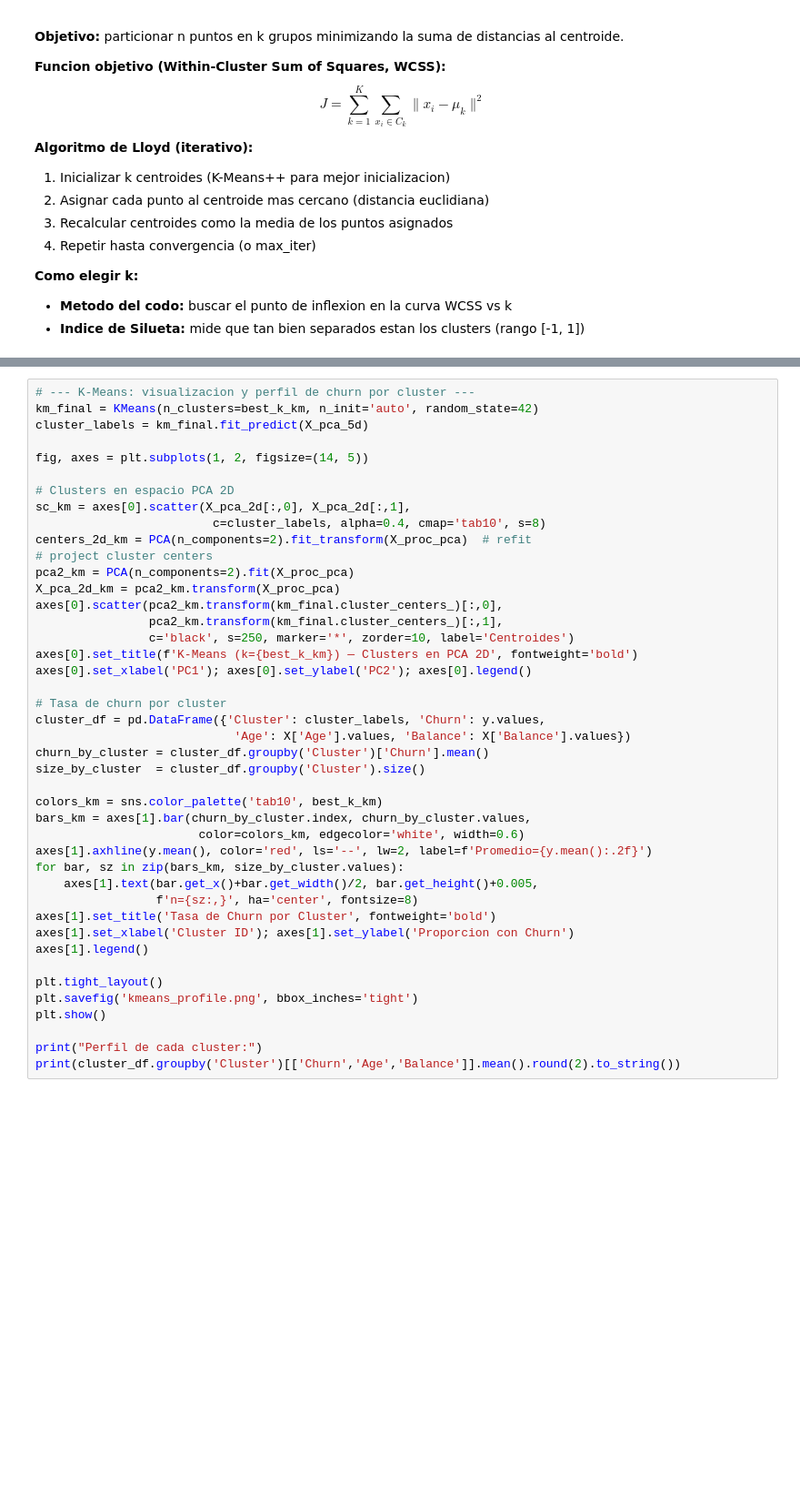
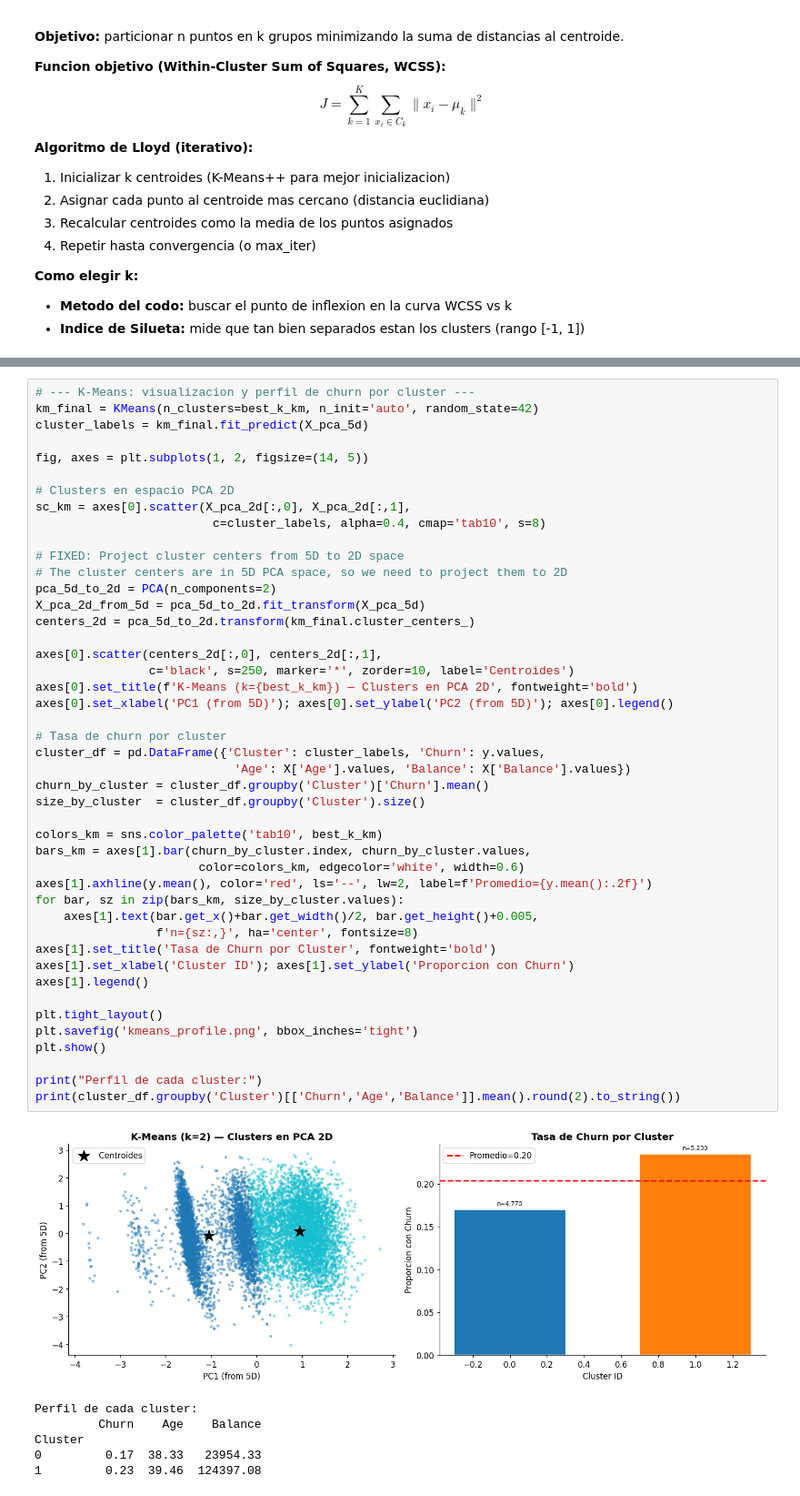
Before and after one commit to JOSE0221/python-statlearning-lab, a Jupyter notebook: week_8_bis/ML_CLASS.ipynb, the cells around one changed output, grey strips where cells are left out. Shown at 91% size. Cells and saved outputs as stored; diff of their text form; blank space fills up the shorter version.

```diff
--- a/week_8_bis/ML_CLASS.ipynb
+++ b/week_8_bis/ML_CLASS.ipynb
@@ -1606,40 +1842,49 @@ fig, axes = plt.subplots(1, 2, figsize=(14, 5))
 
 # Clusters en espacio PCA 2D
 sc_km = axes[0].scatter(X_pca_2d[:,0], X_pca_2d[:,1],
                          c=cluster_labels, alpha=0.4, cmap='tab10', s=8)
-centers_2d_km = PCA(n_components=2).fit_transform(X_proc_pca)  # refit
-# project cluster centers
-pca2_km = PCA(n_components=2).fit(X_proc_pca)
-X_pca_2d_km = pca2_km.transform(X_proc_pca)
-axes[0].scatter(pca2_km.transform(km_final.cluster_centers_)[:,0],
-                pca2_km.transform(km_final.cluster_centers_)[:,1],
+
+# FIXED: Project cluster centers from 5D to 2D space
+# The cluster centers are in 5D PCA space, so we need to project them to 2D
+pca_5d_to_2d = PCA(n_components=2)
+X_pca_2d_from_5d = pca_5d_to_2d.fit_transform(X_pca_5d)
+centers_2d = pca_5d_to_2d.transform(km_final.cluster_centers_)
+
+axes[0].scatter(centers_2d[:,0], centers_2d[:,1],
                 c='black', s=250, marker='*', zorder=10, label='Centroides')
 axes[0].set_title(f'K-Means (k={best_k_km}) — Clusters en PCA 2D', fontweight='bold')
-axes[0].set_xlabel('PC1'); axes[0].set_ylabel('PC2'); axes[0].legend()
+axes[0].set_xlabel('PC1 (from 5D)'); axes[0].set_ylabel('PC2 (from 5D)'); axes[0].legend()
 
 # Tasa de churn por cluster
 cluster_df = pd.DataFrame({'Cluster': cluster_labels, 'Churn': y.values,
                             'Age': X['Age'].values, 'Balance': X['Balance'].values})
 churn_by_cluster = cluster_df.groupby('Cluster')['Churn'].mean()
 size_by_cluster  = cluster_df.groupby('Cluster').size()
 
 colors_km = sns.color_palette('tab10', best_k_km)
 bars_km = axes[1].bar(churn_by_cluster.index, churn_by_cluster.values,
                        color=colors_km, edgecolor='white', width=0.6)
 axes[1].axhline(y.mean(), color='red', ls='--', lw=2, label=f'Promedio={y.mean():.2f}')
 for bar, sz in zip(bars_km, size_by_cluster.values):
     axes[1].text(bar.get_x()+bar.get_width()/2, bar.get_height()+0.005,
                  f'n={sz:,}', ha='center', fontsize=8)
 axes[1].set_title('Tasa de Churn por Cluster', fontweight='bold')
 axes[1].set_xlabel('Cluster ID'); axes[1].set_ylabel('Proporcion con Churn')
 axes[1].legend()
 
 plt.tight_layout()
 plt.savefig('kmeans_profile.png', bbox_inches='tight')
 plt.show()
 
 print("Perfil de cada cluster:")
 print(cluster_df.groupby('Cluster')[['Churn','Age','Balance']].mean().round(2).to_string())
+# %% [output]
+[figure, added]
+Perfil de cada cluster:
+         Churn    Age    Balance
+Cluster
+0         0.17  38.33   23954.33
+1         0.23  39.46  124397.08
 # %% [markdown]
 ---
 ## Modulo 12 — NLP Basico: Clasificacion de Texto
```
Also changed, not shown: parts of 44 cells of this notebook, 1 other file.
